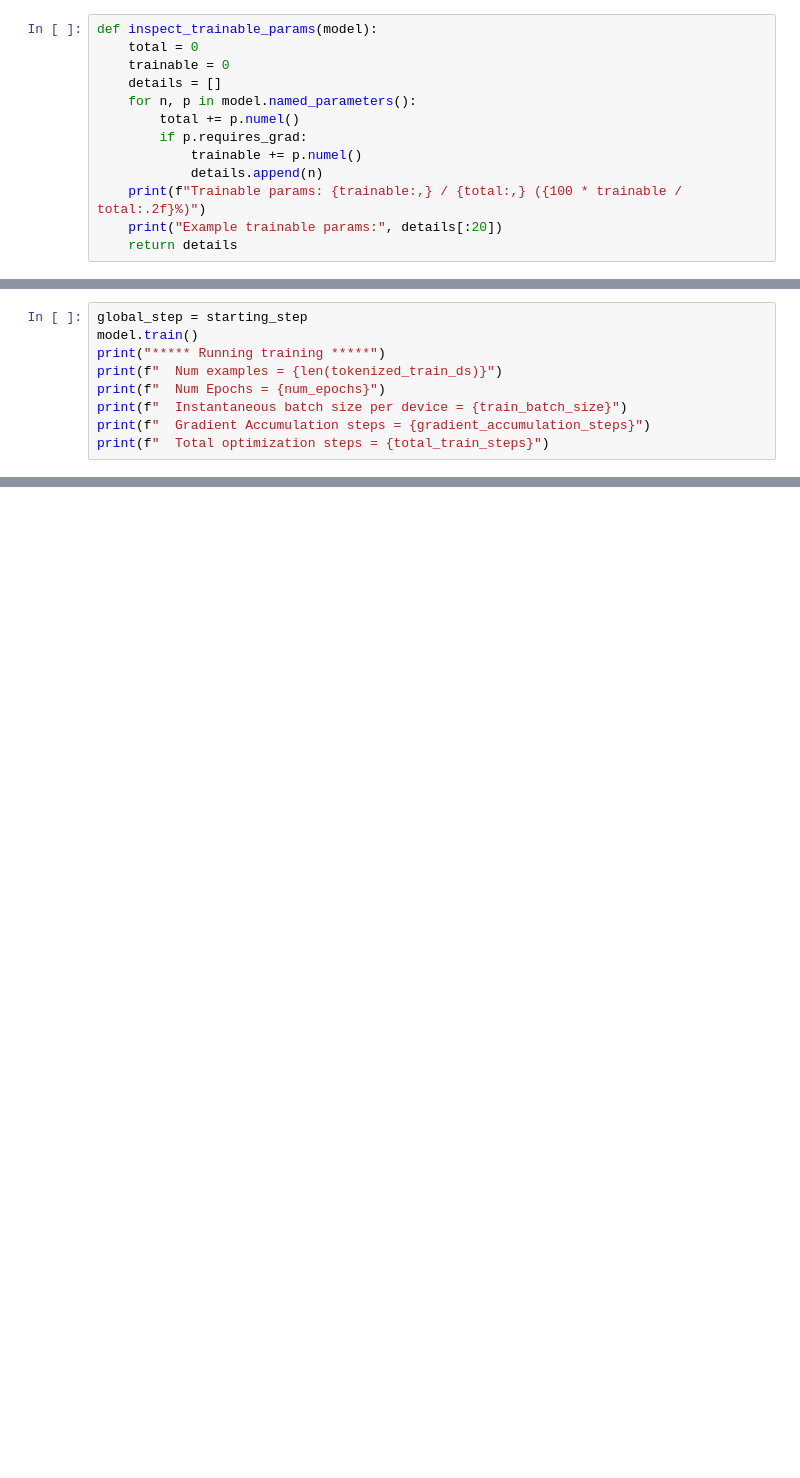
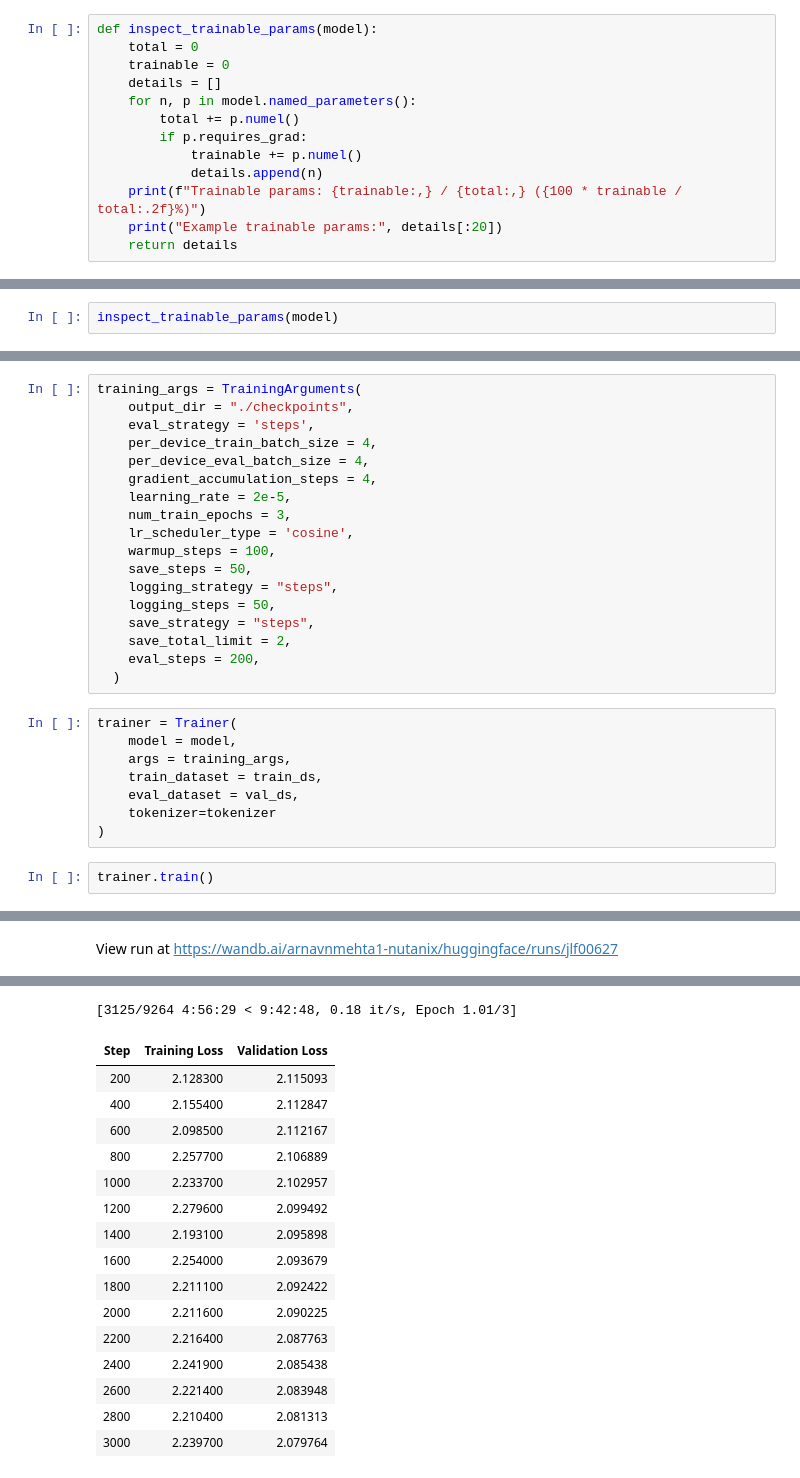
Before and after one commit to ArnavM3434/RLHF, a Jupyter notebook: Notebooks/SFT.ipynb, the cells around one changed output, grey strips where cells are left out. Drawn from its saved outputs; the diff is of its cells as text; blank space fills up the shorter version.

```diff
--- a/Notebooks/SFT.ipynb
+++ b/Notebooks/SFT.ipynb
@@ -484,9 +292,0 @@ print(starting_step)
-# %%
-global_step = starting_step
-model.train()
-print("***** Running training *****")
-print(f"  Num examples = {len(tokenized_train_ds)}")
-print(f"  Num Epochs = {num_epochs}")
-print(f"  Instantaneous batch size per device = {train_batch_size}")
-print(f"  Gradient Accumulation steps = {gradient_accumulation_steps}")
-print(f"  Total optimization steps = {total_train_steps}")
@@ -770,0 +293,2 @@ Successfully pushed adapter and tokenizer to ArnavM3434/gpt2-alpaca-lora
+# %%
+inspect_trainable_params(model)
@@ -770,0 +315,29 @@ Successfully pushed adapter and tokenizer to ArnavM3434/gpt2-alpaca-lora
+# %%
+training_args = TrainingArguments(
+    output_dir = "./checkpoints",
+    eval_strategy = 'steps',
+    per_device_train_batch_size = 4,
+    per_device_eval_batch_size = 4,
+    gradient_accumulation_steps = 4,
+    learning_rate = 2e-5,
+    num_train_epochs = 3,
+    lr_scheduler_type = 'cosine',
+    warmup_steps = 100,
+    save_steps = 50,
+    logging_strategy = "steps",
+    logging_steps = 50,
+    save_strategy = "steps",
+    save_total_limit = 2,
+    eval_steps = 200,
+  )
+# %%
+trainer = Trainer(
+    model = model,
+    args = training_args,
+    train_dataset = train_ds,
+    eval_dataset = val_ds,
+    tokenizer=tokenizer
+)
+# %%
+trainer.train()
+# %% [output]
@@ -770,0 +360 @@ Successfully pushed adapter and tokenizer to ArnavM3434/gpt2-alpaca-lora
+View run at https://wandb.ai/arnavnmehta1-nutanix/huggingface/runs/jlf00627
@@ -770,0 +362,17 @@ Successfully pushed adapter and tokenizer to ArnavM3434/gpt2-alpaca-lora
+[3125/9264 4:56:29 < 9:42:48, 0.18 it/s, Epoch 1.01/3]
+| Step | Training Loss | Validation Loss |
+| 200 | 2.128300 | 2.115093 |
+| 400 | 2.155400 | 2.112847 |
+| 600 | 2.098500 | 2.112167 |
+| 800 | 2.257700 | 2.106889 |
+| 1000 | 2.233700 | 2.102957 |
+| 1200 | 2.279600 | 2.099492 |
+| 1400 | 2.193100 | 2.095898 |
+| 1600 | 2.254000 | 2.093679 |
+| 1800 | 2.211100 | 2.092422 |
+| 2000 | 2.211600 | 2.090225 |
+| 2200 | 2.216400 | 2.087763 |
+| 2400 | 2.241900 | 2.085438 |
+| 2600 | 2.221400 | 2.083948 |
+| 2800 | 2.210400 | 2.081313 |
+| 3000 | 2.239700 | 2.079764 |
```
Also changed, not shown: parts of 79 cells of this notebook.
